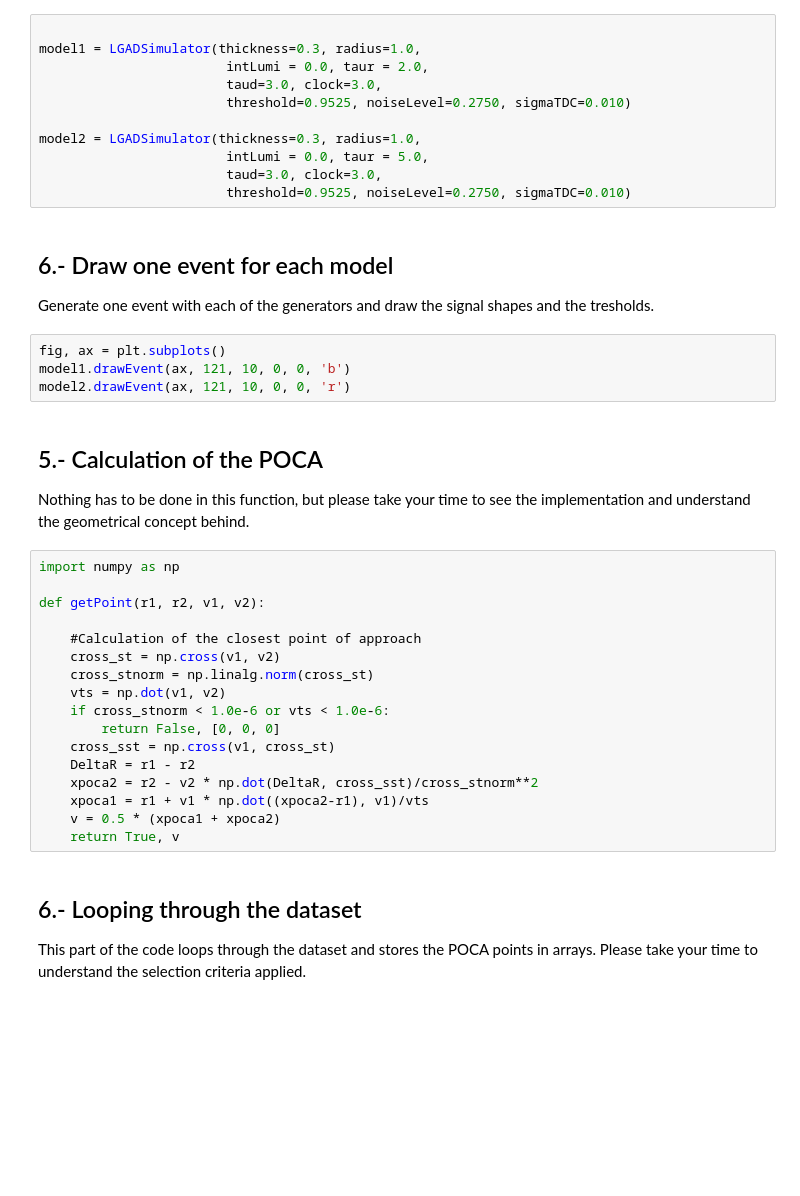
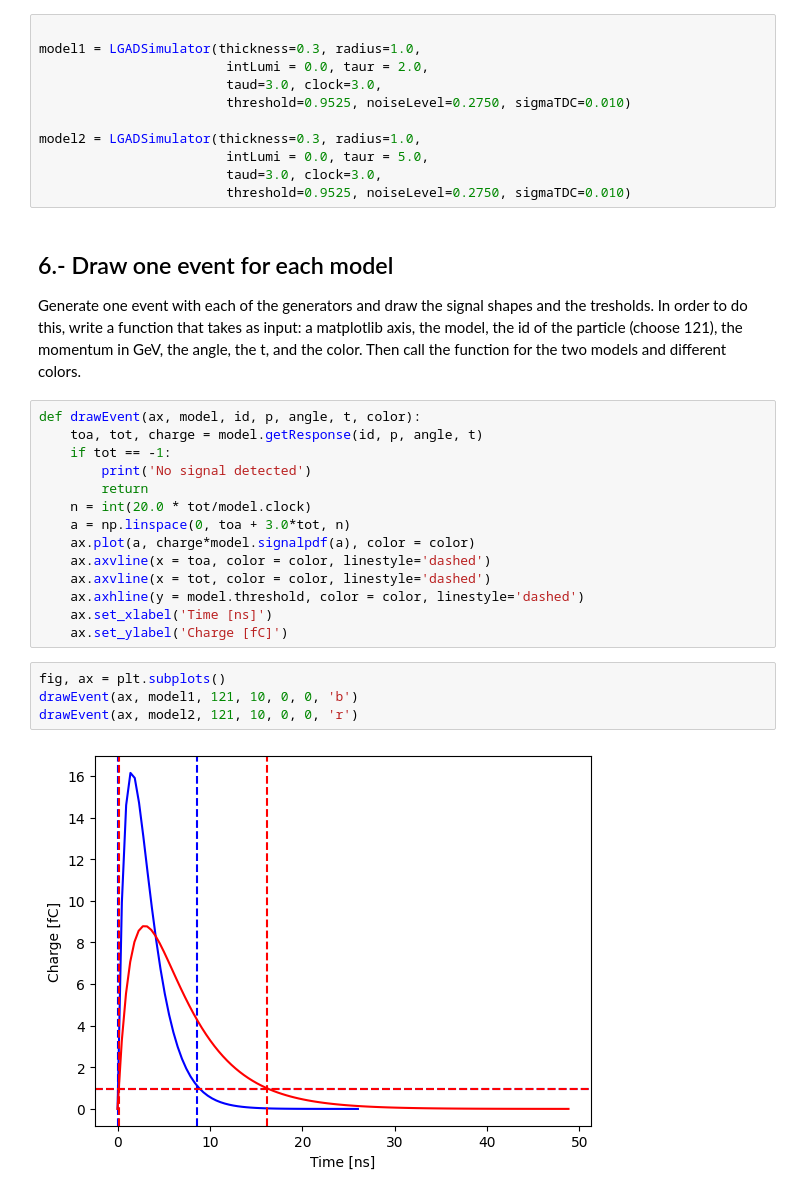
Before and after one commit to parbol/InstrumentationSchool, a Jupyter notebook: LGADModuleSimulator/notebooks/LGADModuleSimulator.ipynb, the cells around one changed output. Saved outputs shown, nothing was run; the diff lists cells and outputs as text; blank space fills up the shorter version.

```diff
--- a/LGADModuleSimulator/notebooks/LGADModuleSimulator.ipynb
+++ b/LGADModuleSimulator/notebooks/LGADModuleSimulator.ipynb
@@ -138,33 +114,24 @@ model2 = LGADSimulator(thickness=0.3, radius=1.0,
 # %% [markdown]
 ## 6.- Draw one event for each model
 
-Generate one event with each of the generators and draw the signal shapes and the tresholds.
+Generate one event with each of the generators and draw the signal shapes and the tresholds. In order to do this, write a function that takes as input: a matplotlib axis, the model, the id of the particle (choose 121), the momentum in GeV, the angle, the t, and the color. Then call the function for the two models and different colors.
+# %%
+def drawEvent(ax, model, id, p, angle, t, color):
+    toa, tot, charge = model.getResponse(id, p, angle, t)
+    if tot == -1:
+        print('No signal detected')
+        return
+    n = int(20.0 * tot/model.clock)
+    a = np.linspace(0, toa + 3.0*tot, n)
+    ax.plot(a, charge*model.signalpdf(a), color = color)
+    ax.axvline(x = toa, color = color, linestyle='dashed')
+    ax.axvline(x = tot, color = color, linestyle='dashed')
+    ax.axhline(y = model.threshold, color = color, linestyle='dashed')
+    ax.set_xlabel('Time [ns]')
+    ax.set_ylabel('Charge [fC]')
 # %%
 fig, ax = plt.subplots()
-model1.drawEvent(ax, 121, 10, 0, 0, 'b')
-model2.drawEvent(ax, 121, 10, 0, 0, 'r')
+drawEvent(ax, model1, 121, 10, 0, 0, 'b')
+drawEvent(ax, model2, 121, 10, 0, 0, 'r')
+# %% [output]
+[figure, added]
-# %% [markdown]
-## 5.- Calculation of the POCA
-
-Nothing has to be done in this function, but please take your time to see the implementation and understand the geometrical concept behind.
-# %%
-import numpy as np
-
-def getPoint(r1, r2, v1, v2):
-
-    #Calculation of the closest point of approach
-    cross_st = np.cross(v1, v2)
-    cross_stnorm = np.linalg.norm(cross_st)
-    vts = np.dot(v1, v2)
-    if cross_stnorm < 1.0e-6 or vts < 1.0e-6:
-        return False, [0, 0, 0]
-    cross_sst = np.cross(v1, cross_st)
-    DeltaR = r1 - r2
-    xpoca2 = r2 - v2 * np.dot(DeltaR, cross_sst)/cross_stnorm**2
-    xpoca1 = r1 + v1 * np.dot((xpoca2-r1), v1)/vts
-    v = 0.5 * (xpoca1 + xpoca2)
-    return True, v
-# %% [markdown]
-## 6.- Looping through the dataset
-
-This part of the code loops through the dataset and stores the POCA points in arrays. Please take your time to understand the selection criteria applied.
```
Also changed, not shown: parts of 19 cells of this notebook, 1 other file.
